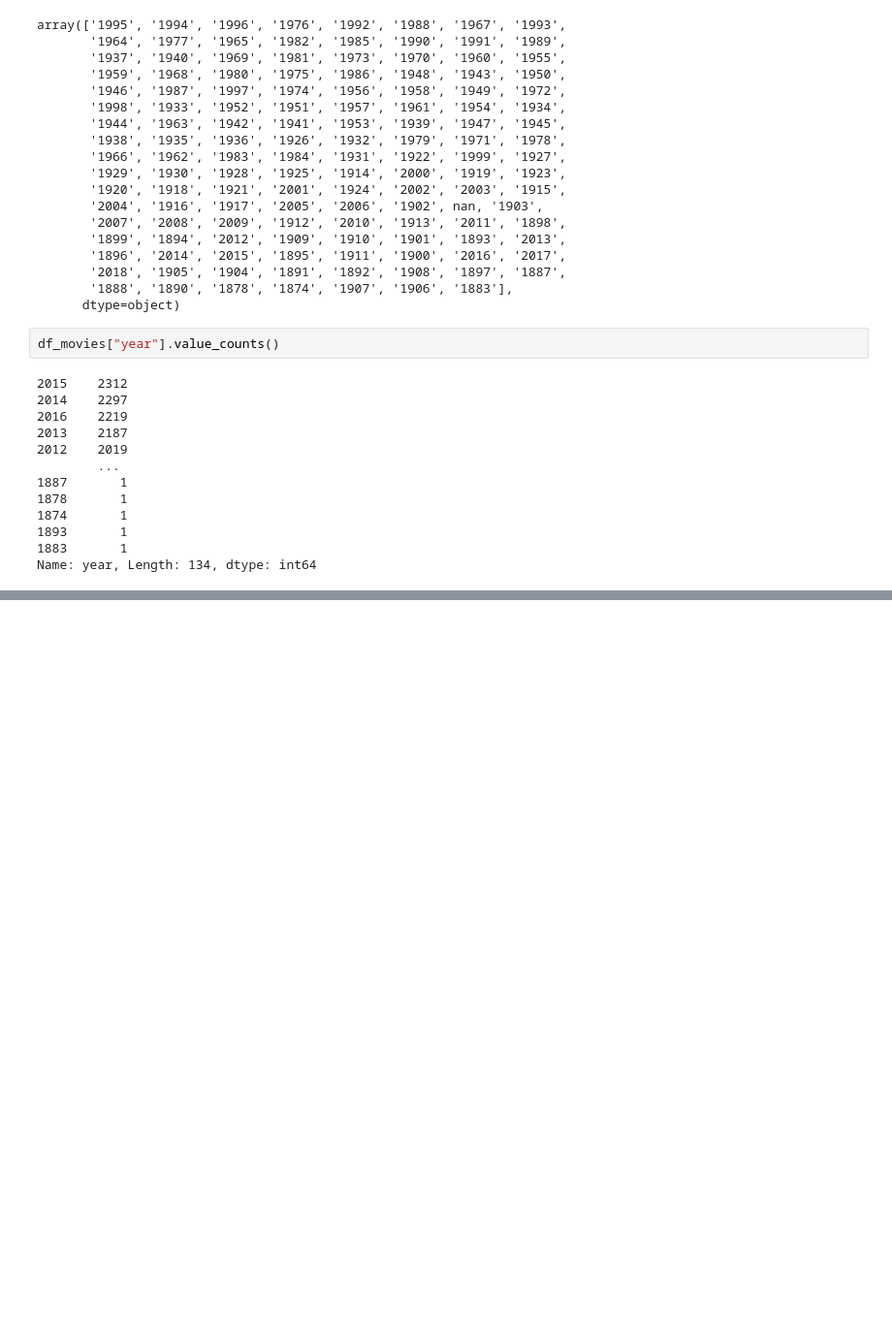
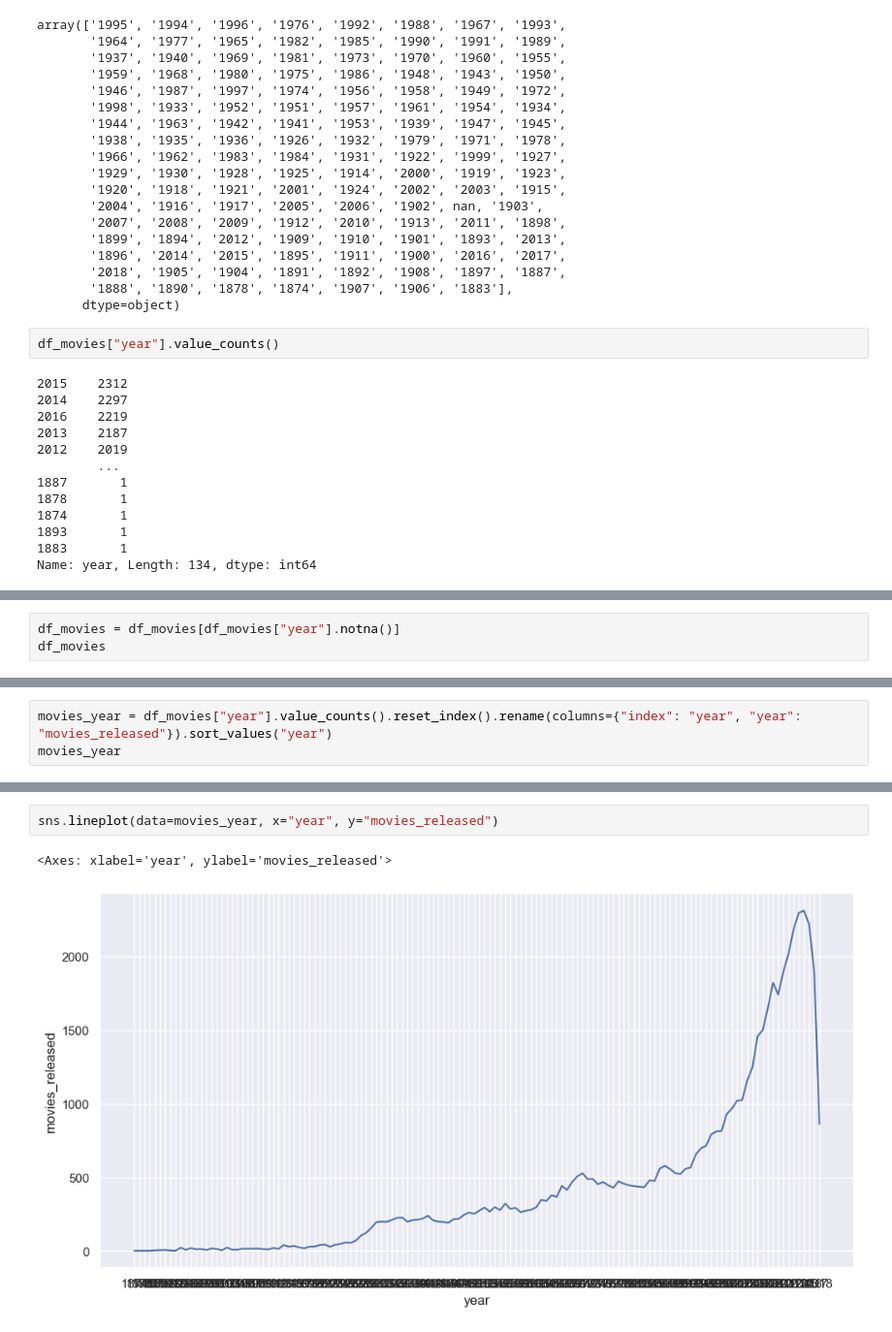
Before and after one commit to Razjoh/Machine-learning-Rasmus-Johansson, a Jupyter notebook: Labb/Recommender.ipynb, the cells around one changed output, grey strips where cells are left out. Shown at 97% size. Cells and saved outputs as stored; diff of their text form; blank space fills up the shorter version.

Commit message:
movies per year graph

```diff
--- a/Labb/Recommender.ipynb
+++ b/Labb/Recommender.ipynb
@@ -189,0 +178,3 @@ df_movies[df_movies["year"].isnull()]
+# %%
+df_movies = df_movies[df_movies["year"].notna()]
+df_movies
@@ -189,0 +195,3 @@ df_movies[df_movies["year"].isnull()]
+# %%
+movies_year = df_movies["year"].value_counts().reset_index().rename(columns={"index": "year", "year": "movies_released"}).sort_values("year")
+movies_year
@@ -189,0 +212,5 @@ df_movies[df_movies["year"].isnull()]
+# %%
+sns.lineplot(data=movies_year, x="year", y="movies_released")
+# %% [output]
+<Axes: xlabel='year', ylabel='movies_released'>
+[figure, added]
```
Also changed, not shown: parts of 3 cells of this notebook.
